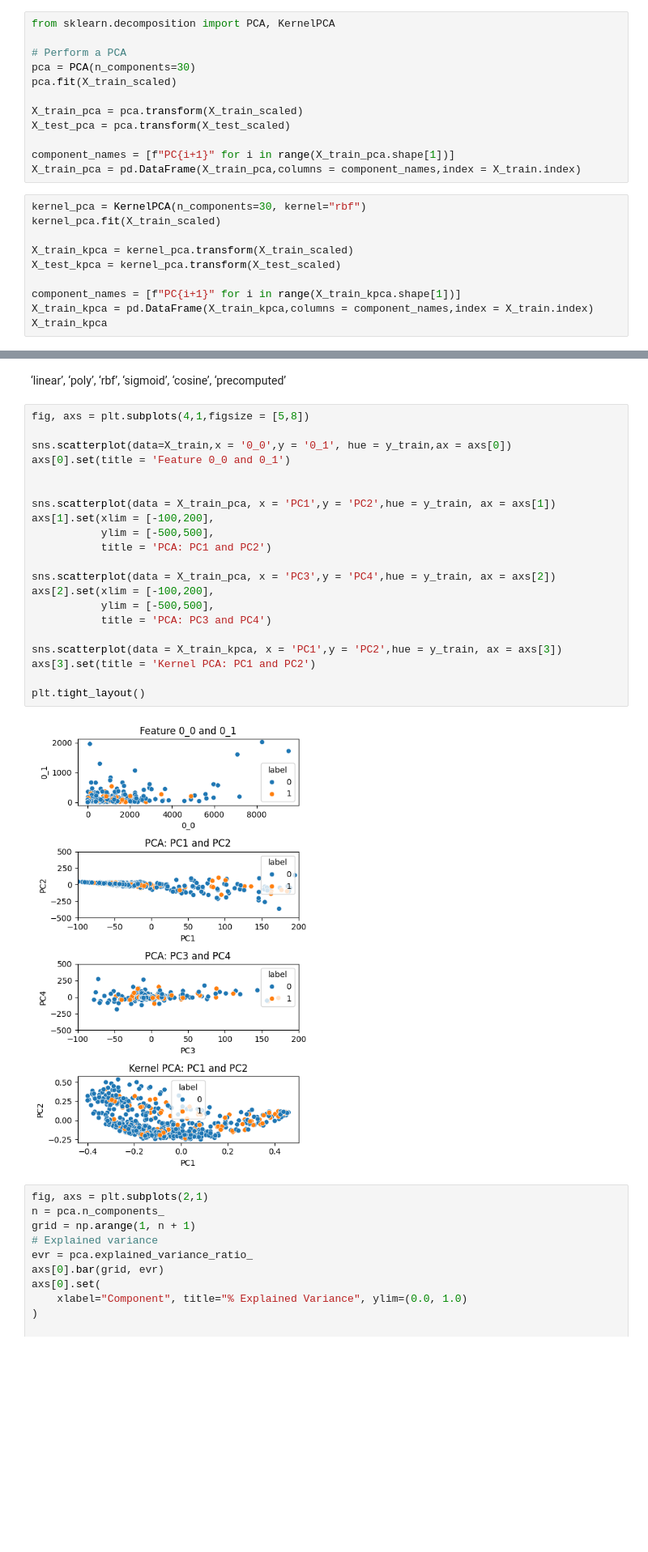
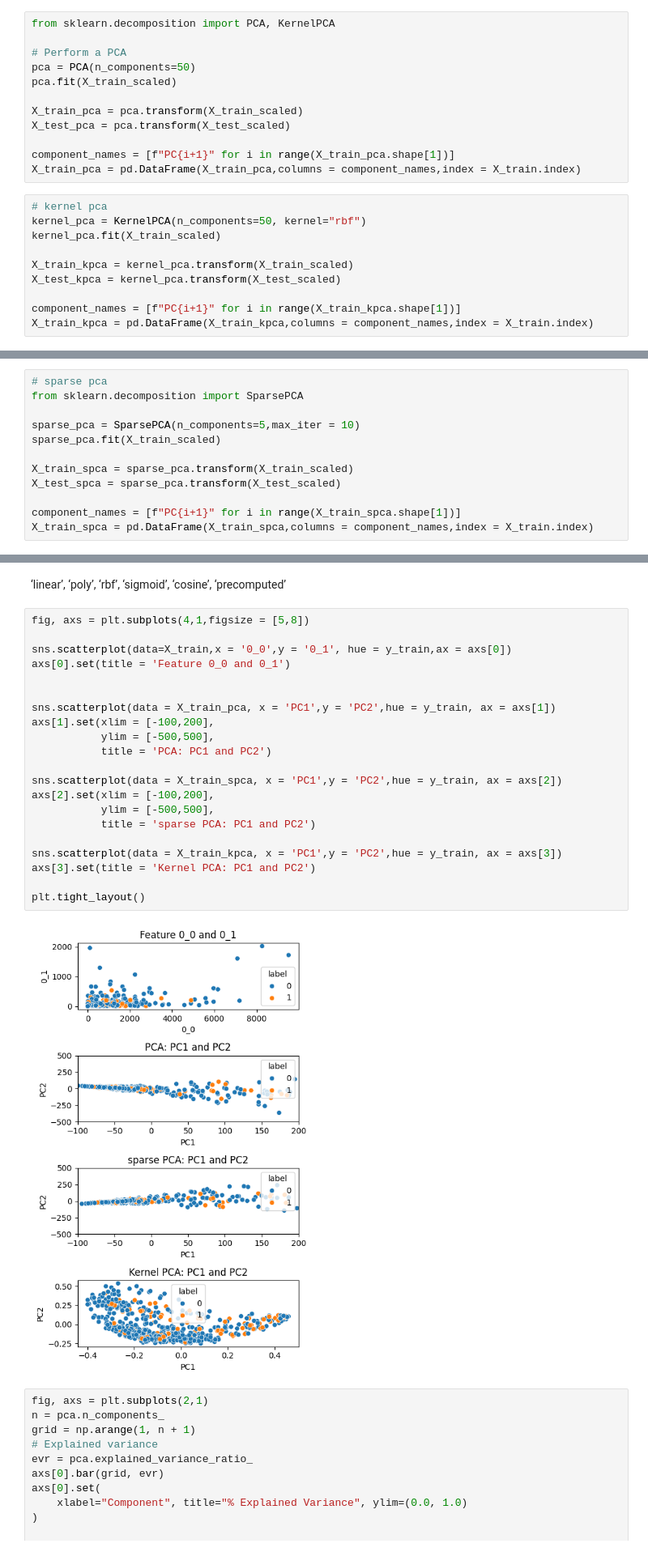
Before and after one commit to bramvandeurzen934/Group16_ECG, a Jupyter notebook: assignment_ecg_normalisation.ipynb, the cells around one changed output, grey strips where cells are left out. Shown at 81% size. Drawn from its saved outputs; the diff is of its cells as text; blank space fills up the shorter version.

```diff
--- a/assignment_ecg_normalisation.ipynb
+++ b/assignment_ecg_normalisation.ipynb
@@ -473,7 +494,7 @@ X_train_scaled = pd.DataFrame(X_train_scaled, index = X_train.index, columns = X
 from sklearn.decomposition import PCA, KernelPCA
 
 # Perform a PCA
-pca = PCA(n_components=30)
+pca = PCA(n_components=50)
 pca.fit(X_train_scaled)
 
 X_train_pca = pca.transform(X_train_scaled)
@@ -482,7 +503,8 @@ X_test_pca = pca.transform(X_test_scaled)
 component_names = [f"PC{i+1}" for i in range(X_train_pca.shape[1])]
 X_train_pca = pd.DataFrame(X_train_pca,columns = component_names,index = X_train.index)
 # %%
-kernel_pca = KernelPCA(n_components=30, kernel="rbf")
+# kernel pca
+kernel_pca = KernelPCA(n_components=50, kernel="rbf")
 kernel_pca.fit(X_train_scaled)
 
 X_train_kpca = kernel_pca.transform(X_train_scaled)
@@ -490,4 +512,3 @@ X_test_kpca = kernel_pca.transform(X_test_scaled)
 
 component_names = [f"PC{i+1}" for i in range(X_train_kpca.shape[1])]
 X_train_kpca = pd.DataFrame(X_train_kpca,columns = component_names,index = X_train.index)
-X_train_kpca
@@ -507,0 +515,12 @@ X_train_kpca
+# %%
+# sparse pca
+from sklearn.decomposition import SparsePCA
+
+sparse_pca = SparsePCA(n_components=5,max_iter = 10)
+sparse_pca.fit(X_train_scaled)
+
+X_train_spca = sparse_pca.transform(X_train_scaled)
+X_test_spca = sparse_pca.transform(X_test_scaled)
+
+component_names = [f"PC{i+1}" for i in range(X_train_spca.shape[1])]
+X_train_spca = pd.DataFrame(X_train_spca,columns = component_names,index = X_train.index)
@@ -510,26 +547,26 @@ X_train_kpca
 # %%
 fig, axs = plt.subplots(4,1,figsize = [5,8])
 
 sns.scatterplot(data=X_train,x = '0_0',y = '0_1', hue = y_train,ax = axs[0])
 axs[0].set(title = 'Feature 0_0 and 0_1')
 
 
 sns.scatterplot(data = X_train_pca, x = 'PC1',y = 'PC2',hue = y_train, ax = axs[1])
 axs[1].set(xlim = [-100,200],
            ylim = [-500,500],
            title = 'PCA: PC1 and PC2')
 
-sns.scatterplot(data = X_train_pca, x = 'PC3',y = 'PC4',hue = y_train, ax = axs[2])
+sns.scatterplot(data = X_train_spca, x = 'PC1',y = 'PC2',hue = y_train, ax = axs[2])
 axs[2].set(xlim = [-100,200],
            ylim = [-500,500],
-           title = 'PCA: PC3 and PC4')
+           title = 'sparse PCA: PC1 and PC2')
 
 sns.scatterplot(data = X_train_kpca, x = 'PC1',y = 'PC2',hue = y_train, ax = axs[3])
 axs[3].set(title = 'Kernel PCA: PC1 and PC2')
 
 plt.tight_layout()
 # %% [output]
-[figure, old version]
+[figure, new version]
 # %%
 fig, axs = plt.subplots(2,1)
 n = pca.n_components_
```
Also changed, not shown: parts of 9 cells of this notebook.
